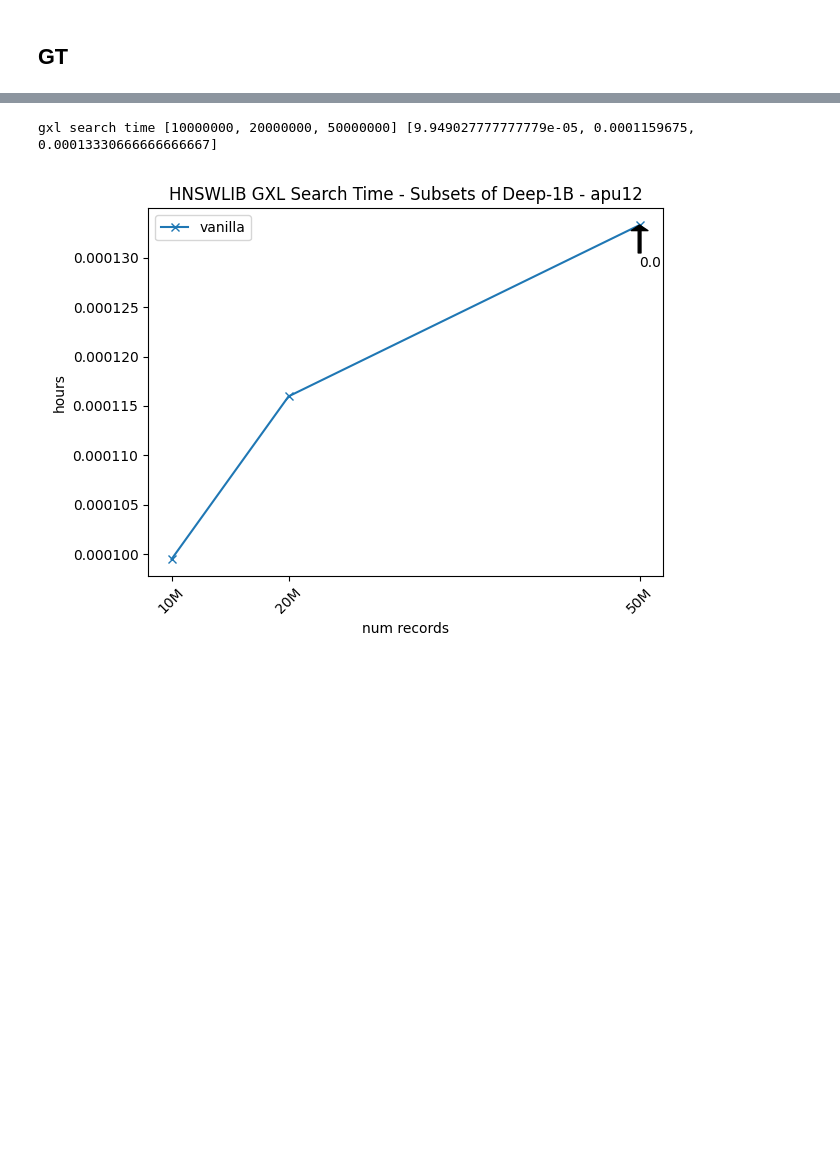
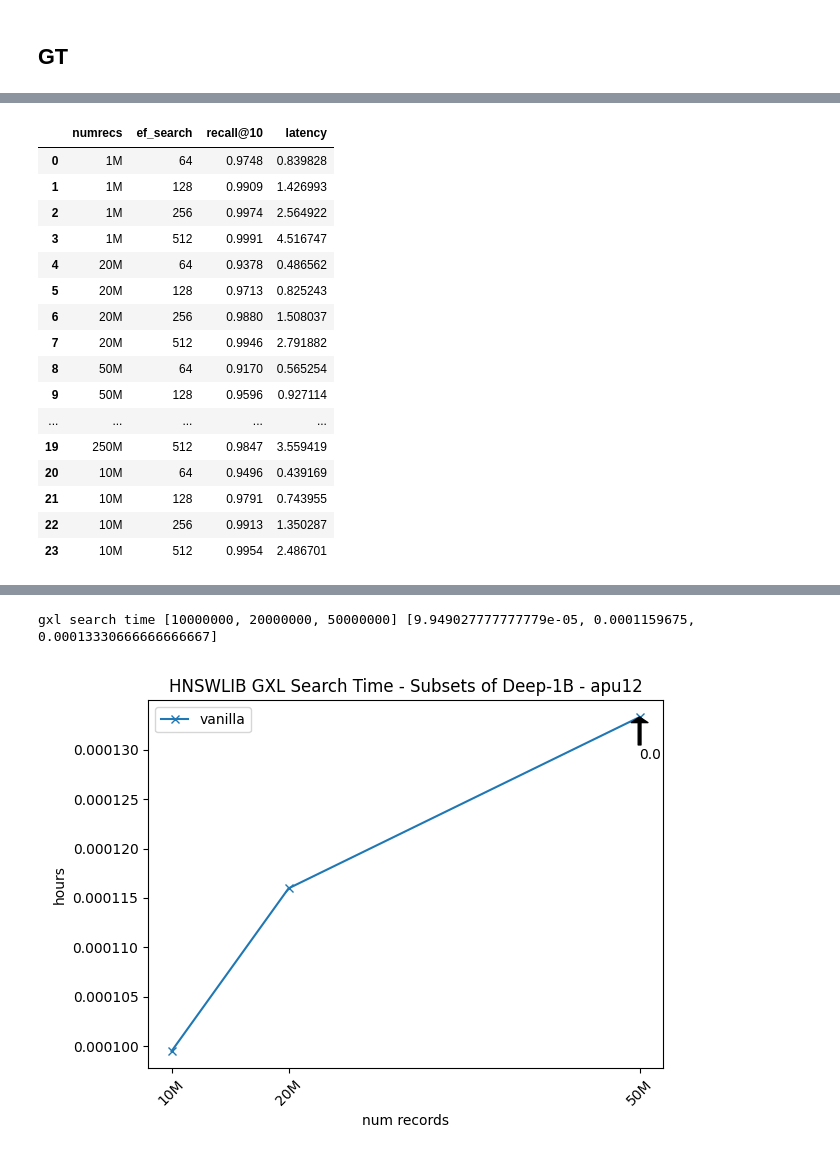
Before and after one commit to iamsabhoho/hnswlib, a Jupyter notebook: gsi/hnswlib_test/analyze.ipynb, the cells around one changed output, grey strips where cells are left out. Cells and saved outputs as stored; diff of their text form; code cells hidden in the pictures; blank space fills up the shorter version.

```diff
--- a/gsi/hnswlib_test/analyze.ipynb
+++ b/gsi/hnswlib_test/analyze.ipynb
@@ -99,0 +263,20 @@ gt_file = os.path.join(GT_DIR, "deep-%s-gt-1000.npy" % num_records)
+# %%
+gxl_result_df
+# %% [output]
+|  | numrecs | ef_search | recall@10 | latency |
+| 0 | 1M | 64 | 0.9748 | 0.839828 |
+| 1 | 1M | 128 | 0.9909 | 1.426993 |
+| 2 | 1M | 256 | 0.9974 | 2.564922 |
+| 3 | 1M | 512 | 0.9991 | 4.516747 |
+| 4 | 20M | 64 | 0.9378 | 0.486562 |
+| 5 | 20M | 128 | 0.9713 | 0.825243 |
+| 6 | 20M | 256 | 0.9880 | 1.508037 |
+| 7 | 20M | 512 | 0.9946 | 2.791882 |
+| 8 | 50M | 64 | 0.9170 | 0.565254 |
+| 9 | 50M | 128 | 0.9596 | 0.927114 |
+| ... | ... | ... | ... | ... |
+| 19 | 250M | 512 | 0.9847 | 3.559419 |
+| 20 | 10M | 64 | 0.9496 | 0.439169 |
+| 21 | 10M | 128 | 0.9791 | 0.743955 |
+| 22 | 10M | 256 | 0.9913 | 1.350287 |
+| 23 | 10M | 512 | 0.9954 | 2.486701 |
```
Also changed, not shown: parts of 14 cells of this notebook, 1 other file.
